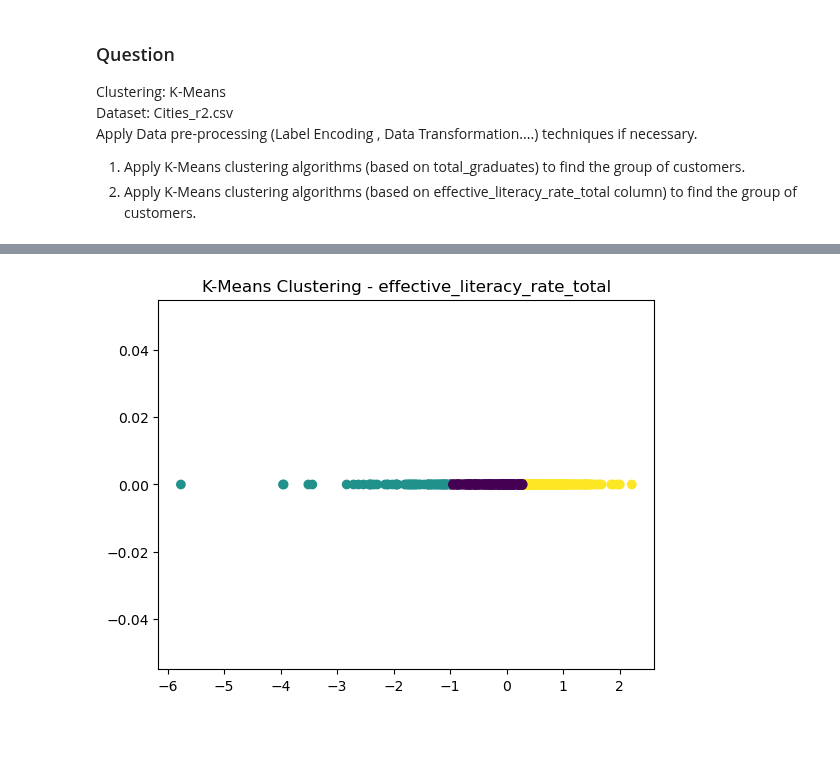
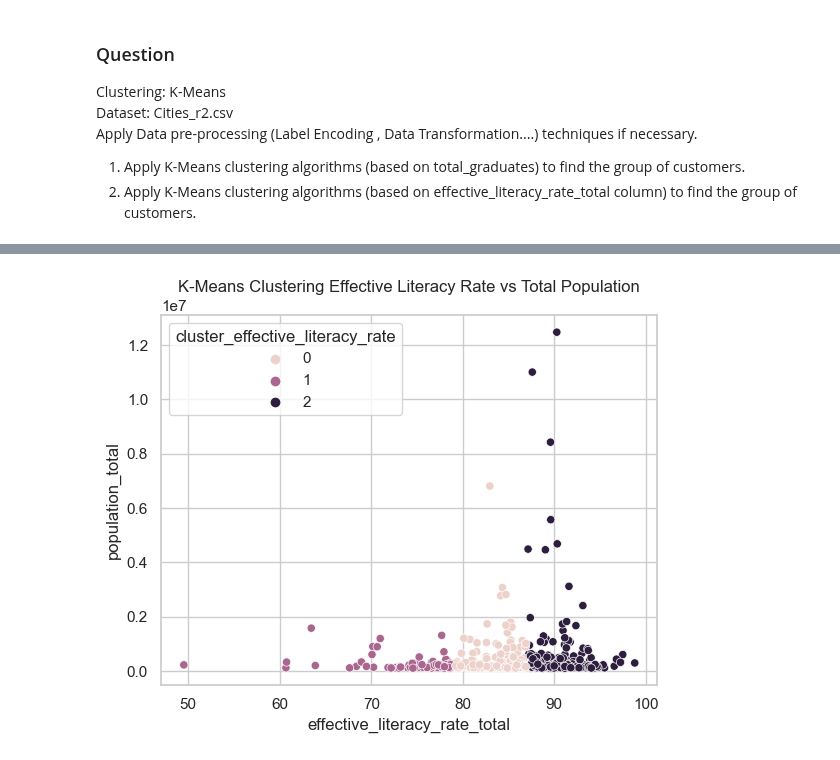
Before and after one commit to shauryasxn/ML-Practice, a Jupyter notebook: K-Means/Cities/Cities.ipynb, the cells around one changed output, grey strips where cells are left out. Cells and saved outputs as stored; diff of their text form; code cells hidden in the pictures; blank space fills up the shorter version.

```diff
--- a/K-Means/Cities/Cities.ipynb
+++ b/K-Means/Cities/Cities.ipynb
@@ -44,10 +45,10 @@ X2_scaled = StandardScaler().fit_transform(X2)
 # Apply K-Means clustering for effective_literacy_rate_total
 kmeans2 = KMeans(n_clusters=3, random_state=42)
 df['cluster_effective_literacy_rate'] = kmeans2.fit_predict(X2_scaled)
-# %%
-# Plot for effective_literacy_rate_total
-plt.scatter(X2_scaled[:, 0], [0] * len(X2_scaled), c=df['cluster_effective_literacy_rate'])
-plt.title('K-Means Clustering - effective_literacy_rate_total')
-plt.show()
-# %% [output]
-[figure, removed]
+# %%
+# Scatter plot using Seaborn
+sns.scatterplot(x='effective_literacy_rate_total', y='population_total', hue='cluster_effective_literacy_rate', data=df)
+plt.title('K-Means Clustering Effective Literacy Rate vs Total Population')
+plt.show()
+# %% [output]
+[figure, added]
```
Also changed, not shown: parts of 2 cells of this notebook, 2 other files.
